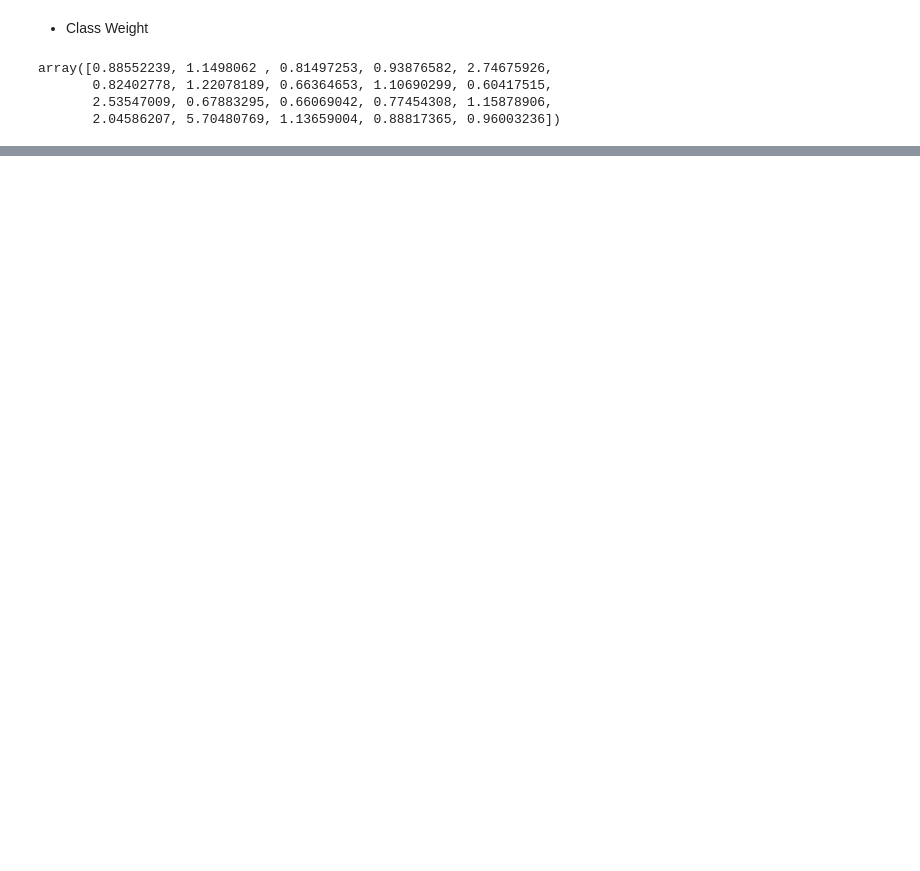
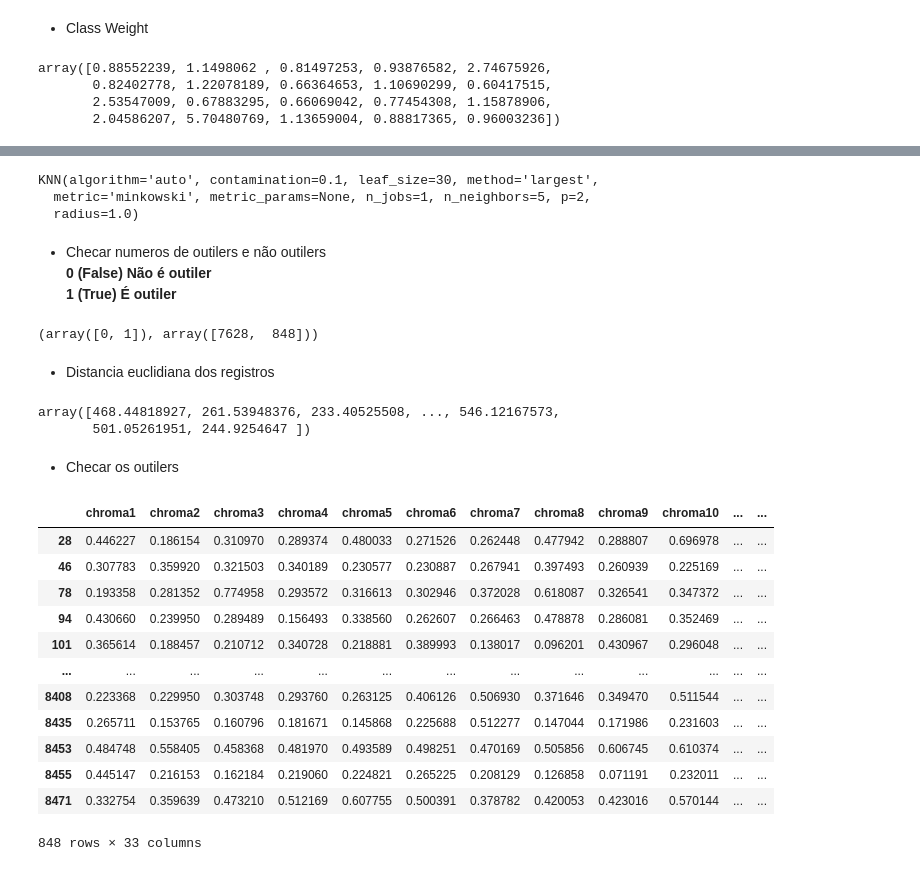
Before and after one commit to Douglas-cc/detected_instruments, a Jupyter notebook: experiments/modeling.ipynb, the cells around one changed output, grey strips where cells are left out. Drawn from its saved outputs; the diff is of its cells as text; code cells hidden in the pictures; blank space fills up the shorter version.

Commit message:
add remoção de outilers do dataframe

```diff
--- a/experiments/modeling.ipynb
+++ b/experiments/modeling.ipynb
@@ -182,5 +169,0 @@ visualizer.show()
-# %%
-k_means = KMeans(n_clusters = 4, random_state = 0)
-labels = k_means.fit_predict(df.drop(columns=['instrumento', 'file_name']))
-
-df['clusters'] = labels
@@ -188,0 +172,54 @@ df['clusters'] = labels
+# %%
+detector_outilier = KNN()
+
+new_df = df.drop(columns=['instrumento','file_name'])
+
+detector_outilier.fit(new_df)
+# %% [output]
+KNN(algorithm='auto', contamination=0.1, leaf_size=30, method='largest',
+  metric='minkowski', metric_params=None, n_jobs=1, n_neighbors=5, p=2,
+  radius=1.0)
+# %% [markdown]
+- Checar numeros de outilers e não outilers<br/>
+**0 (False) Não é outiler**<br/>
+**1 (True) É outiler**
+# %%
+previsions = detector_outilier.labels_
+np.unique(previsions, return_counts=True)
+# %% [output]
+(array([0, 1]), array([7628,  848]))
+# %% [markdown]
+- Distancia euclidiana dos registros
+# %%
+confiance_previsions = detector_outilier.decision_scores_
+confiance_previsions
+# %% [output]
+array([468.44818927, 261.53948376, 233.40525508, ..., 546.12167573,
+       501.05261951, 244.9254647 ])
+# %% [markdown]
+- Checar os outilers
+# %%
+outilers_id = []
+
+# pegando o indice dos registros que são outilers
+for indice in range(len(previsions)):
+    if previsions[indice] == 1:
+        outilers_id.append(indice)
+
+# outilers
+outilers = df.iloc[outilers_id,:]
+outilers
+# %% [output]
+|  | chroma1 | chroma2 | chroma3 | chroma4 | chroma5 | chroma6 | chroma7 | chroma8 | chroma9 | chroma10 | ... | ... |
+| 28 | 0.446227 | 0.186154 | 0.310970 | 0.289374 | 0.480033 | 0.271526 | 0.262448 | 0.477942 | 0.288807 | 0.696978 | ... | ... |
+| 46 | 0.307783 | 0.359920 | 0.321503 | 0.340189 | 0.230577 | 0.230887 | 0.267941 | 0.397493 | 0.260939 | 0.225169 | ... | ... |
+| 78 | 0.193358 | 0.281352 | 0.774958 | 0.293572 | 0.316613 | 0.302946 | 0.372028 | 0.618087 | 0.326541 | 0.347372 | ... | ... |
+| 94 | 0.430660 | 0.239950 | 0.289489 | 0.156493 | 0.338560 | 0.262607 | 0.266463 | 0.478878 | 0.286081 | 0.352469 | ... | ... |
+| 101 | 0.365614 | 0.188457 | 0.210712 | 0.340728 | 0.218881 | 0.389993 | 0.138017 | 0.096201 | 0.430967 | 0.296048 | ... | ... |
+| ... | ... | ... | ... | ... | ... | ... | ... | ... | ... | ... | ... | ... |
+| 8408 | 0.223368 | 0.229950 | 0.303748 | 0.293760 | 0.263125 | 0.406126 | 0.506930 | 0.371646 | 0.349470 | 0.511544 | ... | ... |
+| 8435 | 0.265711 | 0.153765 | 0.160796 | 0.181671 | 0.145868 | 0.225688 | 0.512277 | 0.147044 | 0.171986 | 0.231603 | ... | ... |
+| 8453 | 0.484748 | 0.558405 | 0.458368 | 0.481970 | 0.493589 | 0.498251 | 0.470169 | 0.505856 | 0.606745 | 0.610374 | ... | ... |
+| 8455 | 0.445147 | 0.216153 | 0.162184 | 0.219060 | 0.224821 | 0.265225 | 0.208129 | 0.126858 | 0.071191 | 0.232011 | ... | ... |
+| 8471 | 0.332754 | 0.359639 | 0.473210 | 0.512169 | 0.607755 | 0.500391 | 0.378782 | 0.420053 | 0.423016 | 0.570144 | ... | ... |
+848 rows × 33 columns
```
Also changed, not shown: parts of 15 cells of this notebook.
